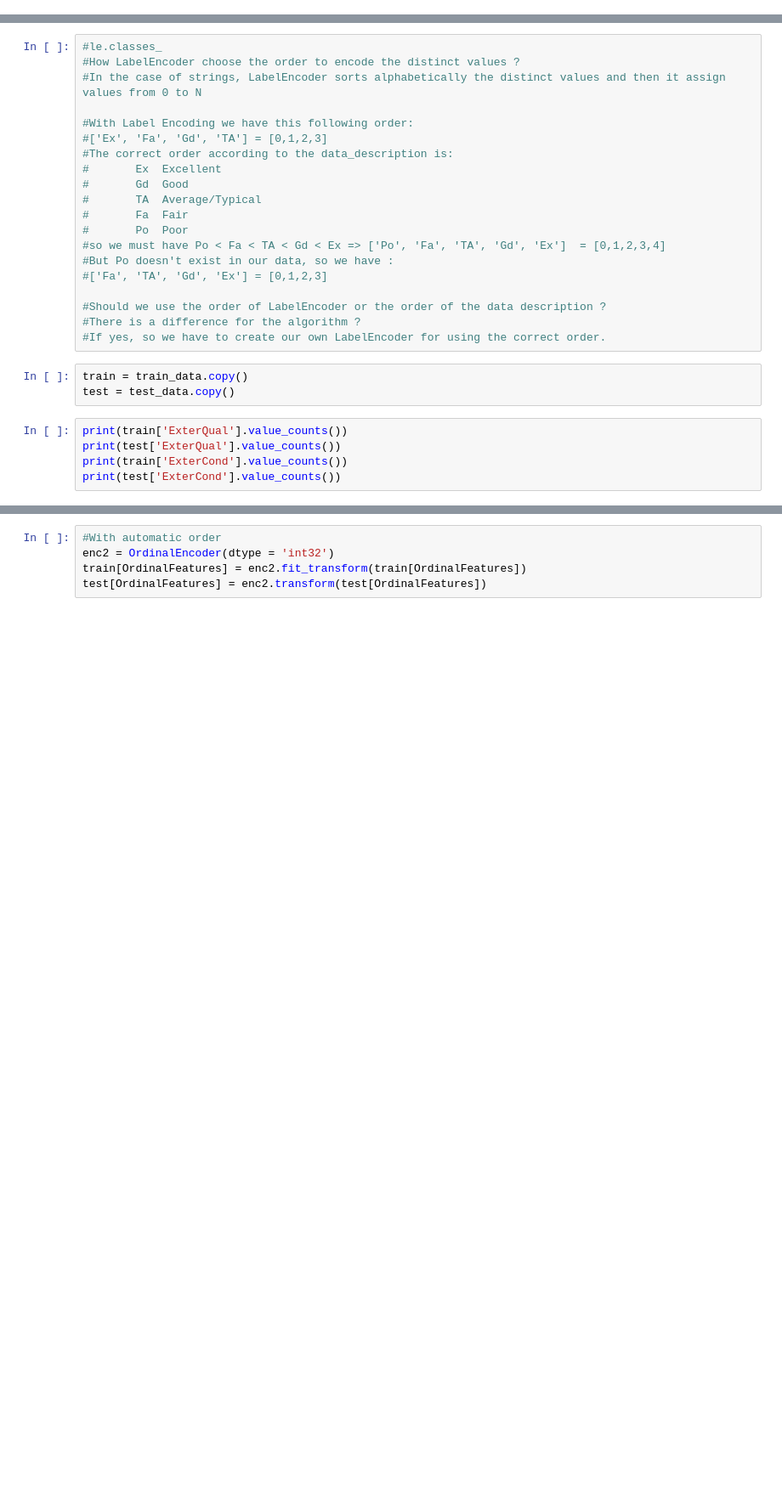
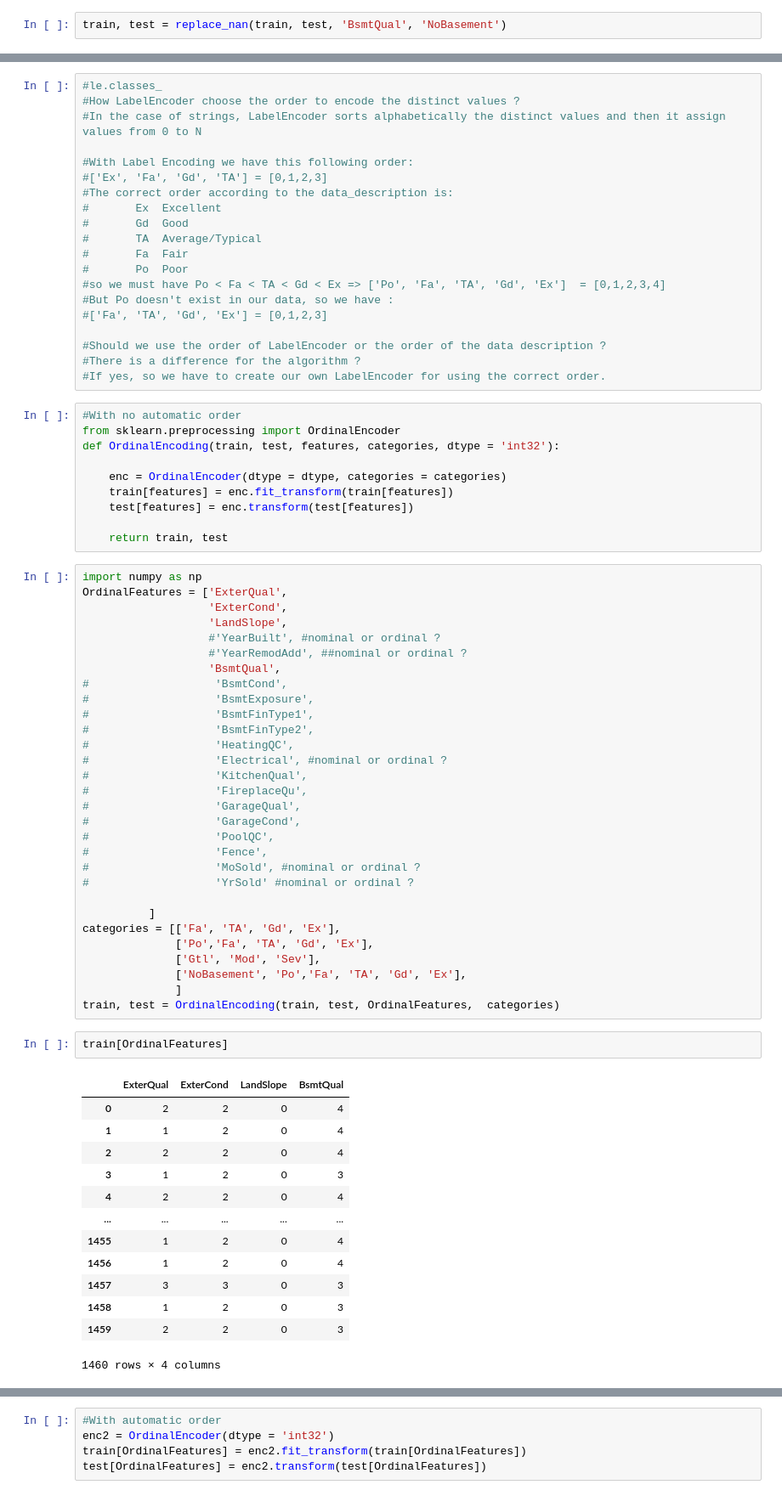
Before and after one commit to Smanesudo/house_predictions, a Jupyter notebook: House Pricing Kaggle.ipynb, the cells around one changed output, grey strips where cells are left out. Shown at 85% size. Drawn from its saved outputs; the diff is of its cells as text; blank space fills up the shorter version.

```diff
--- a/House Pricing Kaggle.ipynb
+++ b/House Pricing Kaggle.ipynb
@@ -146,0 +241,2 @@ SaleCondition: nominal, distribution déséquilibrée
+# %%
+train, test = replace_nan(train, test, 'BsmtQual', 'NoBasement')
@@ -175,12 +289,60 @@ SaleCondition: nominal, distribution déséquilibrée
 #Should we use the order of LabelEncoder or the order of the data description ?
 #There is a difference for the algorithm ?
 #If yes, so we have to create our own LabelEncoder for using the correct order.
-# %%
-train = train_data.copy()
-test = test_data.copy()
-# %%
-print(train['ExterQual'].value_counts())
-print(test['ExterQual'].value_counts())
-print(train['ExterCond'].value_counts())
-print(test['ExterCond'].value_counts())
+# %%
+#With no automatic order
+from sklearn.preprocessing import OrdinalEncoder
+def OrdinalEncoding(train, test, features, categories, dtype = 'int32'):
+
+    enc = OrdinalEncoder(dtype = dtype, categories = categories)
+    train[features] = enc.fit_transform(train[features])
+    test[features] = enc.transform(test[features])
+
+    return train, test
+# %%
+import numpy as np
+OrdinalFeatures = ['ExterQual',
+                   'ExterCond',
+                   'LandSlope',
+                   #'YearBuilt', #nominal or ordinal ?
+                   #'YearRemodAdd', ##nominal or ordinal ?
+                   'BsmtQual',
+#                   'BsmtCond',
+#                   'BsmtExposure',
+#                   'BsmtFinType1',
+#                   'BsmtFinType2',
+#                   'HeatingQC',
+#                   'Electrical', #nominal or ordinal ?
+#                   'KitchenQual',
+#                   'FireplaceQu',
+#                   'GarageQual',
+#                   'GarageCond',
+#                   'PoolQC',
+#                   'Fence',
+#                   'MoSold', #nominal or ordinal ?
+#                   'YrSold' #nominal or ordinal ?
+
+          ]
+categories = [['Fa', 'TA', 'Gd', 'Ex'],
+              ['Po','Fa', 'TA', 'Gd', 'Ex'],
+              ['Gtl', 'Mod', 'Sev'],
+              ['NoBasement', 'Po','Fa', 'TA', 'Gd', 'Ex'],
+              ]
+train, test = OrdinalEncoding(train, test, OrdinalFeatures,  categories)
+# %%
+train[OrdinalFeatures]
+# %% [output]
+|  | ExterQual | ExterCond | LandSlope | BsmtQual |
+| 0 | 2 | 2 | 0 | 4 |
+| 1 | 1 | 2 | 0 | 4 |
+| 2 | 2 | 2 | 0 | 4 |
+| 3 | 1 | 2 | 0 | 3 |
+| 4 | 2 | 2 | 0 | 4 |
+| ... | ... | ... | ... | ... |
+| 1455 | 1 | 2 | 0 | 4 |
+| 1456 | 1 | 2 | 0 | 4 |
+| 1457 | 3 | 3 | 0 | 3 |
+| 1458 | 1 | 2 | 0 | 3 |
+| 1459 | 2 | 2 | 0 | 3 |
+1460 rows × 4 columns
 # %%
```
Also changed, not shown: parts of 25 cells of this notebook.
